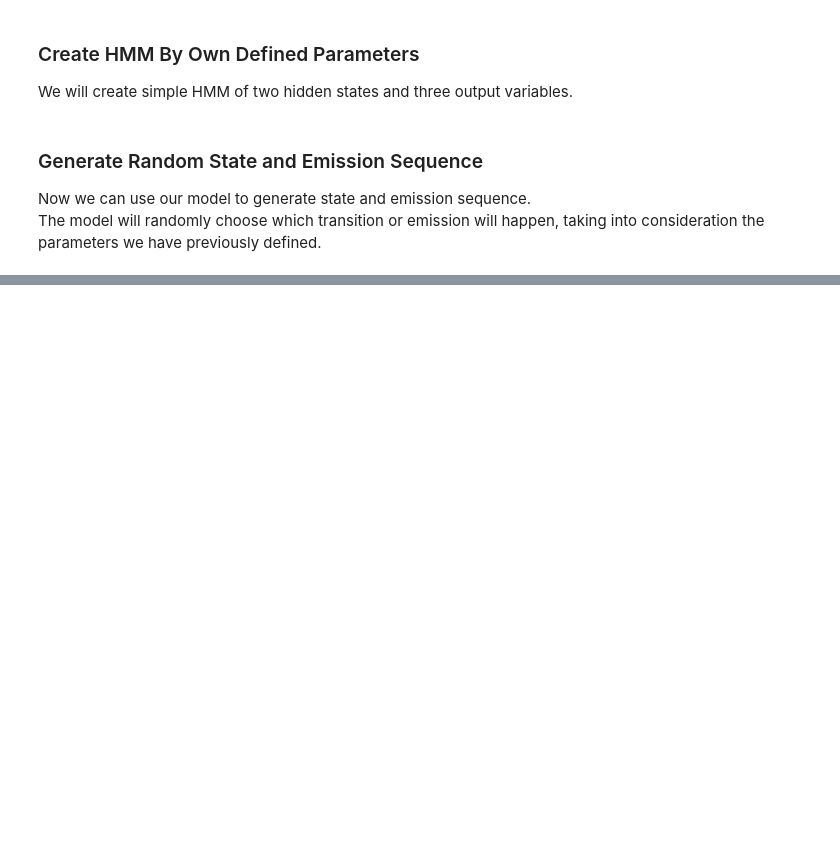
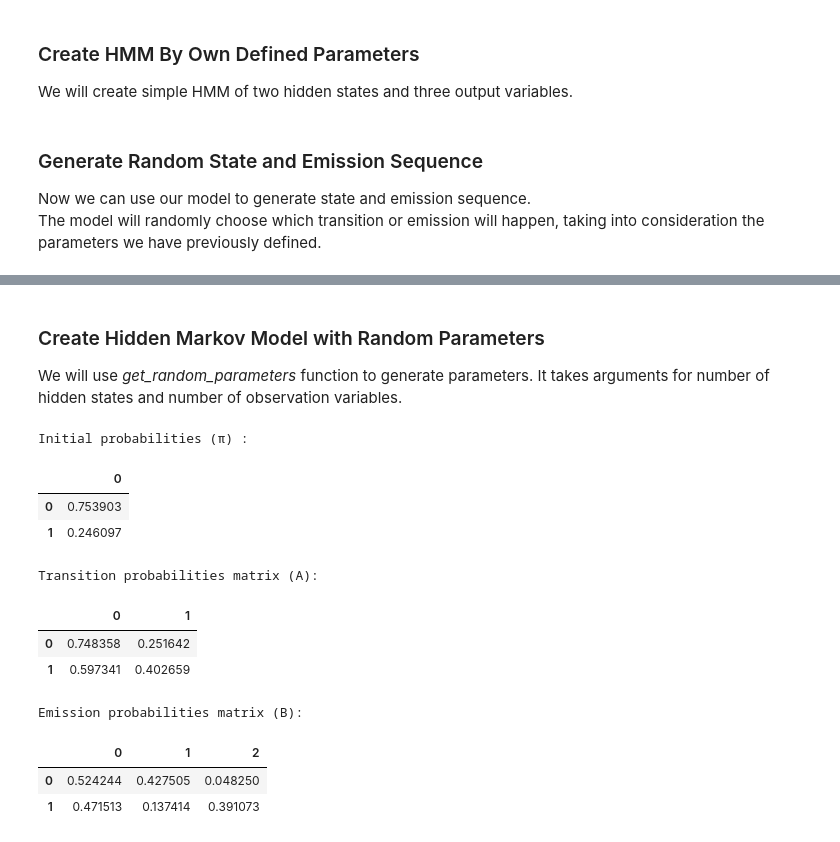
Before and after one commit to lopatovsky/HMMs, a Jupyter notebook: CT-HMM.ipynb, the cells around one changed output, grey strips where cells are left out. Drawn from its saved outputs; the diff is of its cells as text; code cells hidden in the pictures; blank space fills up the shorter version.

```diff
--- a/CT-HMM.ipynb
+++ b/CT-HMM.ipynb
@@ -79,0 +71,20 @@ plot_hmm( s_seq, e_seq )
+# %% [markdown]
+### Create Hidden Markov Model with Random Parameters
+We will use *get_random_parameters* function to generate parameters. It takes arguments for number of hidden states and number of observation variables.
+# %%
+hmm_r = cthmm.HMM( *cthmm.get_random_parameters(2,3) )
+# We can print all the parameters.
+cthmm.print_parameters( hmm_r )
+# %% [output]
+Initial probabilities (π) :
+|  | 0 |
+| 0 | 0.753903 |
+| 1 | 0.246097 |
+Transition probabilities matrix (A):
+|  | 0 | 1 |
+| 0 | 0.748358 | 0.251642 |
+| 1 | 0.597341 | 0.402659 |
+Emission probabilities matrix (B):
+|  | 0 | 1 | 2 |
+| 0 | 0.524244 | 0.427505 | 0.048250 |
+| 1 | 0.471513 | 0.137414 | 0.391073 |
```
Also changed, not shown: parts of 13 cells of this notebook, 2 other files.
